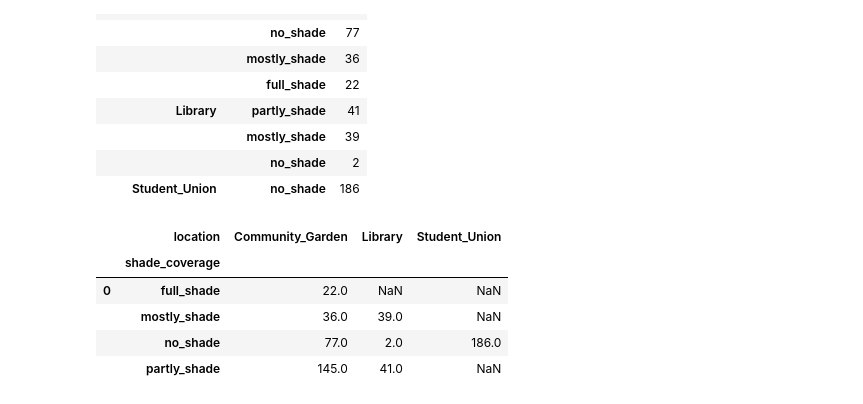
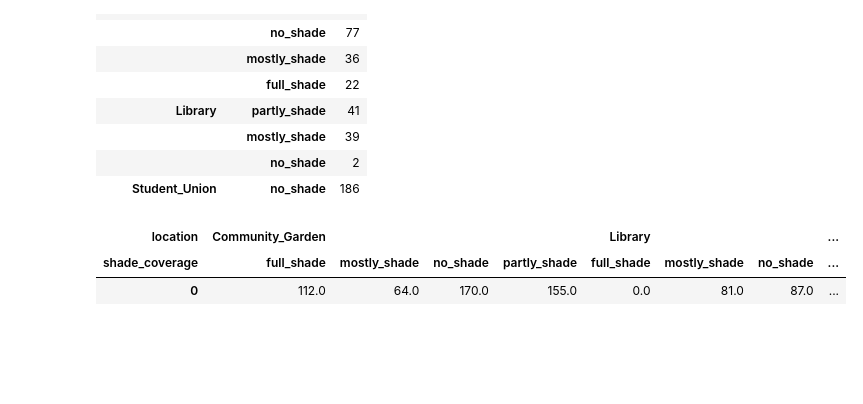
Before and after one commit to lizard777/CPSC_3430_project, a Jupyter notebook: Group_Project.ipynb, the cells around one changed output. Saved outputs shown, nothing was run; the diff lists cells and outputs as text; code cells hidden in the pictures; blank space fills up the shorter version.

Commit message:
Updated the dataframe indexes to include all weeks

```diff
--- a/Group_Project.ipynb
+++ b/Group_Project.ipynb
@@ -198,7 +204,7 @@ df_shade_pol_abundance_less24
 |  | mostly_shade | 40 |
 # %%
 df_shade_pol_abundance_greatEqual24= df_pol_sh1[df_pol_sh1['air_temp(C°)'] >= 24]
-df_shade_pol_abundance_greatEqual24 = pd.DataFrame(df_shade_pol_abundance_greatEqual24.groupby('location')[['shade_coverage', 'location']].value_counts())
+df_shade_pol_abundance_greatEqual24 = pd.DataFrame(df_shade_pol_abundance_greatEqual24.groupby('location')[['shade_coverage', 'location']].value_counts(dropna=False))
 df_shade_pol_abundance_greatEqual24
 # %% [output]
 |  |  | 0 |
@@ -214,14 +220,12 @@ df_shade_pol_abundance_greatEqual24
 # %%
 df_shade_pol_abundance_greatEqual24 = df_shade_pol_abundance_greatEqual24.unstack()
 df_shade_pol_abundance_less24 = df_shade_pol_abundance_less24.unstack()
-df_shade_pol_abundance_greatEqual24
+df_shade_pol_abundance_less24 = df_shade_pol_abundance_less24.fillna(0)
+#pd.DataFrame(df_shade_pol_abundance_less24)
 # %% [output]
-|  | location | Community_Garden | Library | Student_Union |
-|  | shade_coverage |  |  |  |
-| 0 | full_shade | 22.0 | NaN | NaN |
-|  | mostly_shade | 36.0 | 39.0 | NaN |
-|  | no_shade | 77.0 | 2.0 | 186.0 |
-|  | partly_shade | 145.0 | 41.0 | NaN |
+| location | Community_Garden |  |  |  | Library |  |  | ... |
+| shade_coverage | full_shade | mostly_shade | no_shade | partly_shade | full_shade | mostly_shade | no_shade | ... |
+| 0 | 112.0 | 64.0 | 170.0 | 155.0 | 0.0 | 81.0 | 87.0 | ... |
 # %%
 df_shade_pol_abundance_greatEqual24.plot(kind='bar')
 # %% [output]
```
Also changed, not shown: parts of 6 cells of this notebook.
